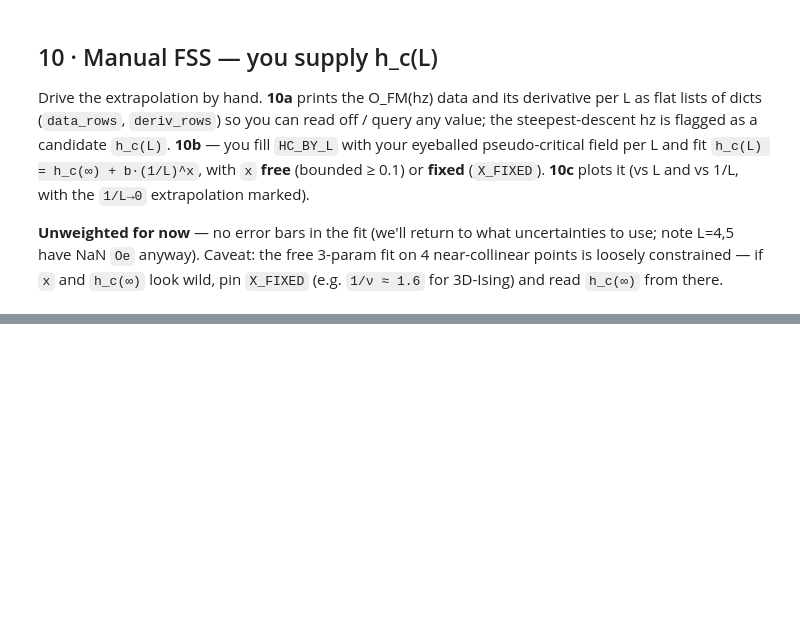
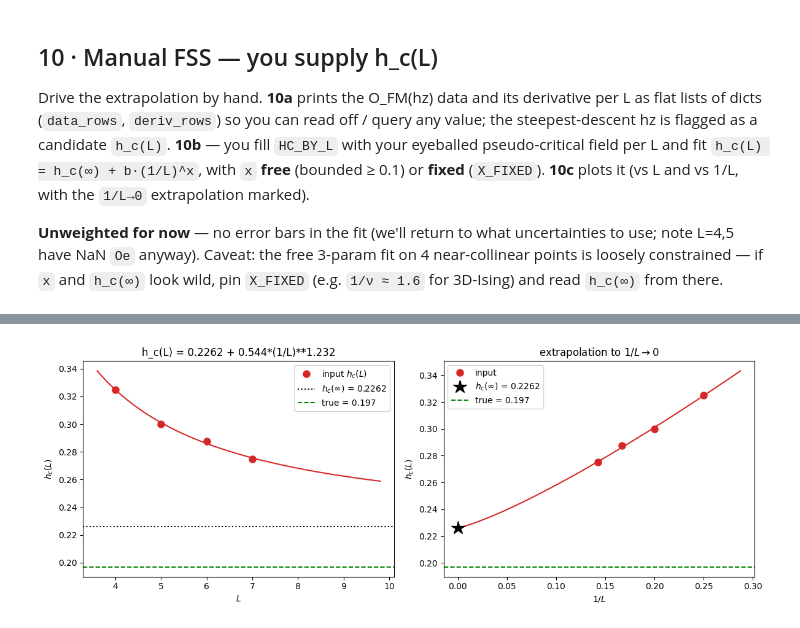
Before and after one commit to SanzharBissenali/toric-code-nqs, a Jupyter notebook: analysis/fm_fit_playground.ipynb, the cells around one changed output, grey strips where cells are left out. Saved outputs shown, nothing was run; the diff lists cells and outputs as text; code cells hidden in the pictures; blank space fills up the shorter version.

```diff
--- a/analysis/fm_fit_playground.ipynb
+++ b/analysis/fm_fit_playground.ipynb
@@ -577,17 +628,22 @@ print(f"  ==>  h_c(inf) = {hc_inf:.4f}   (unweighted -- no error bars yet)")
 # %%
 # ---- 10c · plot the manual fit (run section 10b first) ----
+HZ_C_TRUE = 0.197        # theoretical h_c at hx=0 (thermodynamic limit)
 mf = manual_fit
 fig, ax = plt.subplots(1, 2, figsize=(12, 4.5))
 LL = np.linspace(mf["L"].min() * 0.9, mf["L"].max() * 1.4, 200)
 ax[0].plot(mf["L"], mf["hc"], "o", ms=8, color="C3", label="input $h_c(L)$")
 ax[0].plot(LL, hc_model(LL, mf["hc_inf"], mf["b"], mf["x"]), "-", color="C3")
 ax[0].axhline(mf["hc_inf"], ls=":", color="k", label=f"$h_c(\\infty)$ = {mf['hc_inf']:.4f}")
+ax[0].axhline(HZ_C_TRUE, ls="--", color="green", lw=1.4, label=f"true = {HZ_C_TRUE}")
 ax[0].set(xlabel="$L$", ylabel="$h_c(L)$",
           title=f"h_c(L) = {mf['hc_inf']:.4f} + {mf['b']:.3f}*(1/L)**{mf['x']:.3f}")
 ax[0].legend()
 invL = 1.0 / mf["L"]; g = np.linspace(0, invL.max() * 1.15, 200)
 ax[1].plot(invL, mf["hc"], "o", ms=8, color="C3", label="input")
 ax[1].plot(g, mf["hc_inf"] + mf["b"] * g ** mf["x"], "-", color="C3")
 ax[1].plot(0, mf["hc_inf"], "*", ms=16, color="k", label=f"$h_c(\\infty)$ = {mf['hc_inf']:.4f}")
+ax[1].axhline(HZ_C_TRUE, ls="--", color="green", lw=1.4, label=f"true = {HZ_C_TRUE}")
 ax[1].set(xlabel="$1/L$", ylabel="$h_c(L)$", title="extrapolation to $1/L\\to0$"); ax[1].legend()
 plt.tight_layout(); plt.show()
+# %% [output]
+[figure, added]
```
Also changed, not shown: parts of 7 cells of this notebook.
